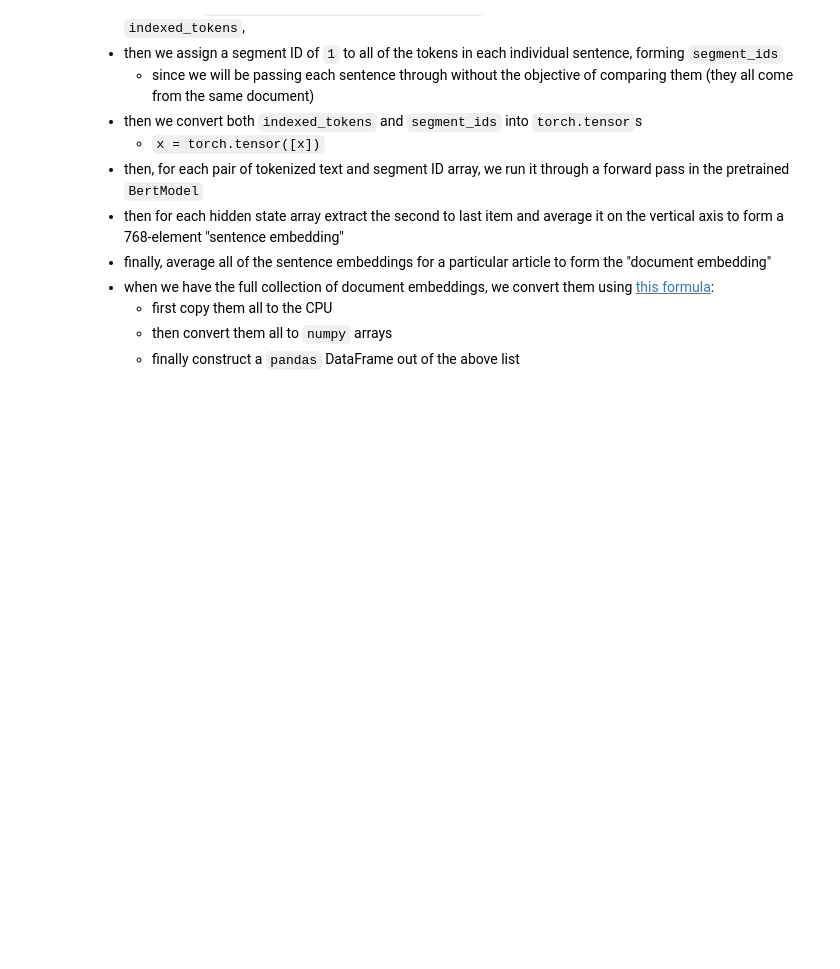
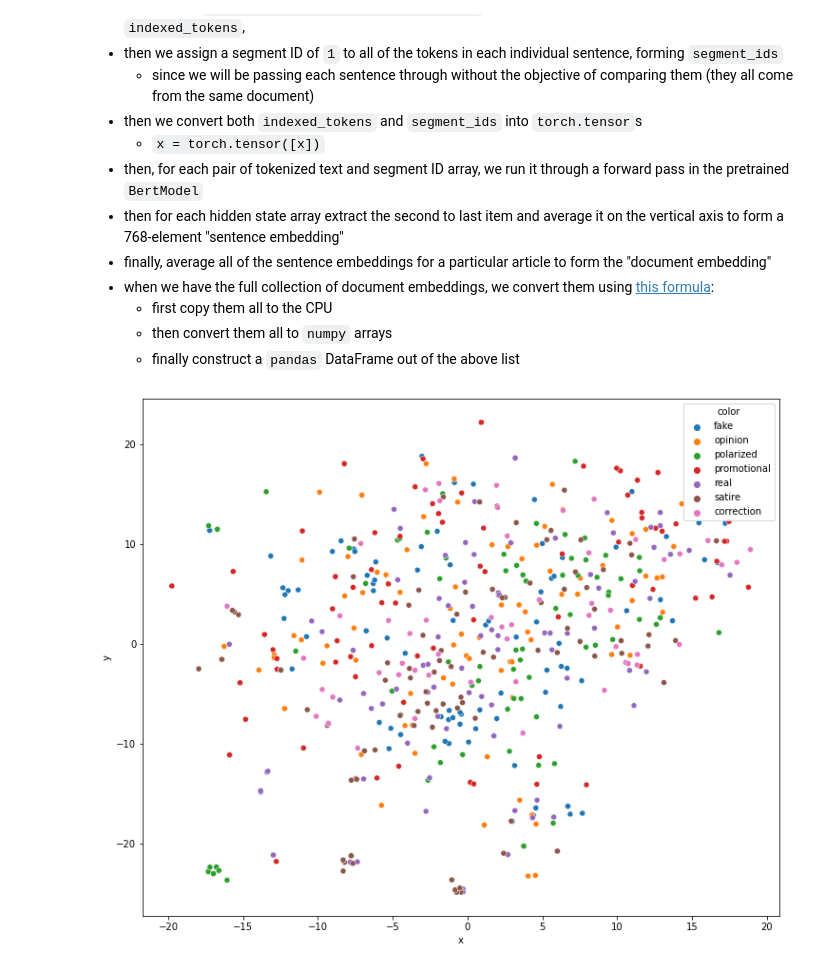
Before and after one commit to lethaiq/SysFake-1, a Jupyter notebook: notebooks/try_bert.ipynb, the cells around one changed output. Drawn from its saved outputs; the diff is of its cells as text; code cells hidden in the pictures; blank space fills up the shorter version.

Commit message:
Cache embeddings, +TSNE plot

```diff
--- a/notebooks/try_bert.ipynb
+++ b/notebooks/try_bert.ipynb
@@ -23,3 +26,11 @@ def marked_text(input_sent):
+# %%
+CLASS_DICT = dict(zip((1, 2, 3, 5, 7, 9, 11),
+                      ('real', 'fake', 'opinion', 'polarized', 'satire', 'promotional', 'correction')
+                     )
+                 )
+
+def marked_text(input_sent):
+    return "[CLS] " + input_sent + " [SEP]"
 # %%
 device = torch.device('cuda' if torch.cuda.is_available() else 'cpu')
 print('Using device:', device)
@@ -87,3 +103,14 @@ documents_cpu = [embedding.cpu().numpy() for embedding in documents]
 # %%
 bert_df = pd.DataFrame(documents_cpu, dtype='object')
 bert_df['label'] = texts['label']
+# %%
+tsne_e = TSNE(init='random', n_jobs=-1).fit_transform(bert_df.drop('label', axis=1))
+x, y = tsne_e[:,0], tsne_e[:,1]
+# %%
+tsne_df = pd.DataFrame({'x':x, 'y':y, 'color':bert_df['label'].replace(CLASS_DICT)}, dtype='object')
+_, ax = plt.subplots(figsize=(12, 10))
+g = sns.scatterplot(x='x', y='y',
+                    hue='color', legend='full',
+                    data=tsne_df, ax=ax)
+# %% [output]
+[figure, added]
```
Also changed, not shown: parts of 4 cells of this notebook.
